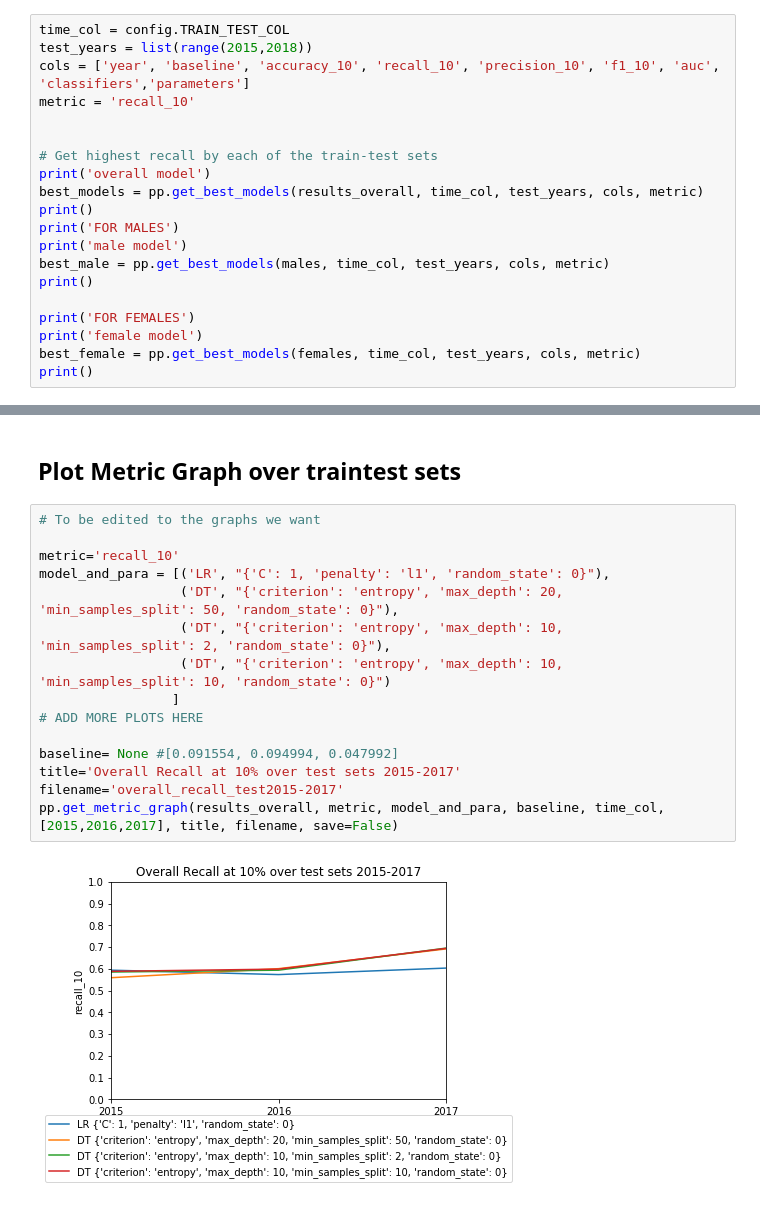
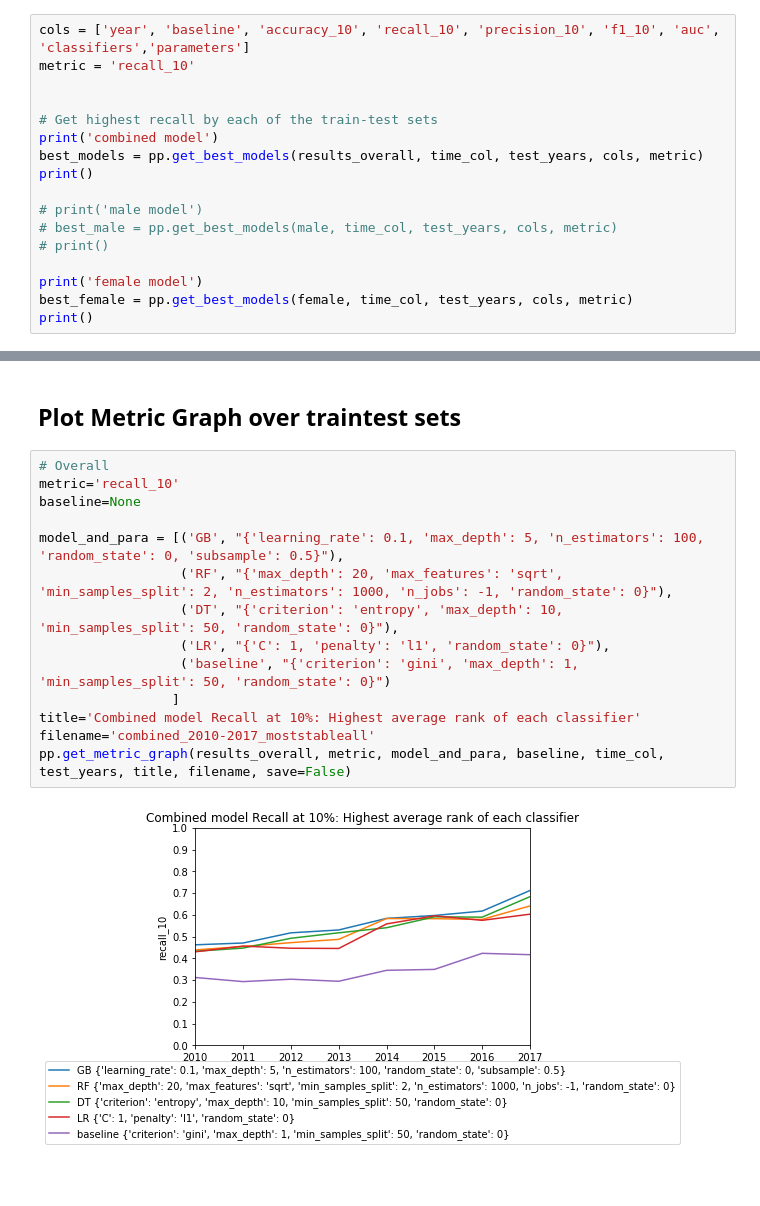
Before and after one commit to laurenjli/ml-nc-recidivism, a Jupyter notebook: source/bestmodels_overall.ipynb, the cells around one changed output, grey strips where cells are left out. Cells and saved outputs as stored; diff of their text form; blank space fills up the shorter version.

Commit message:
new results with 10-17, missing male results

```diff
--- a/source/bestmodels_overall.ipynb
+++ b/source/bestmodels_overall.ipynb
@@ -85,24 +64,21 @@ Index(['year', 'gender', 'model', 'classifiers', 'parameters',
 # %% [markdown]
 ## Get best model by train-test sets
 # %%
-time_col = config.TRAIN_TEST_COL
-test_years = list(range(2015,2018))
 cols = ['year', 'baseline', 'accuracy_10', 'recall_10', 'precision_10', 'f1_10', 'auc', 'classifiers','parameters']
 metric = 'recall_10'
 
 
 # Get highest recall by each of the train-test sets
-print('overall model')
+print('combined model')
 best_models = pp.get_best_models(results_overall, time_col, test_years, cols, metric)
 print()
-print('FOR MALES')
-print('male model')
-best_male = pp.get_best_models(males, time_col, test_years, cols, metric)
+
+# print('male model')
+# best_male = pp.get_best_models(male, time_col, test_years, cols, metric)
+# print()
+
+print('female model')
+best_female = pp.get_best_models(female, time_col, test_years, cols, metric)
 print()
-
-print('FOR FEMALES')
-print('female model')
-best_female = pp.get_best_models(females, time_col, test_years, cols, metric)
-print()
 # %% [output]
 overall model
@@ -417,19 +304,18 @@ pp.get_stability_score([female2015,female2016,female2017], metric, cols)
 # %% [markdown]
 ## Plot Metric Graph over traintest sets
 # %%
-# To be edited to the graphs we want
+# Overall
+metric='recall_10'
+baseline=None
 
-metric='recall_10'
-model_and_para = [('LR', "{'C': 1, 'penalty': 'l1', 'random_state': 0}"),
-                  ('DT', "{'criterion': 'entropy', 'max_depth': 20, 'min_samples_split': 50, 'random_state': 0}"),
-                  ('DT', "{'criterion': 'entropy', 'max_depth': 10, 'min_samples_split': 2, 'random_state': 0}"),
-                  ('DT', "{'criterion': 'entropy', 'max_depth': 10, 'min_samples_split': 10, 'random_state': 0}")
+model_and_para = [('GB', "{'learning_rate': 0.1, 'max_depth': 5, 'n_estimators': 100, 'random_state': 0, 'subsample': 0.5}"),
+                  ('RF', "{'max_depth': 20, 'max_features': 'sqrt', 'min_samples_split': 2, 'n_estimators': 1000, 'n_jobs': -1, 'random_state': 0}"),
+                  ('DT', "{'criterion': 'entropy', 'max_depth': 10, 'min_samples_split': 50, 'random_state': 0}"),
+                  ('LR', "{'C': 1, 'penalty': 'l1', 'random_state': 0}"),
+                  ('baseline', "{'criterion': 'gini', 'max_depth': 1, 'min_samples_split': 50, 'random_state': 0}")
                  ]
-# ADD MORE PLOTS HERE
-
-baseline= None #[0.091554, 0.094994, 0.047992]
-title='Overall Recall at 10% over test sets 2015-2017'
-filename='overall_recall_test2015-2017'
-pp.get_metric_graph(results_overall, metric, model_and_para, baseline, time_col, [2015,2016,2017], title, filename, save=False)
+title='Combined model Recall at 10%: Highest average rank of each classifier'
+filename='combined_2010-2017_moststableall'
+pp.get_metric_graph(results_overall, metric, model_and_para, baseline, time_col, test_years, title, filename, save=False)
 # %% [output]
-[figure, old version]
+[figure, new version]
```
Also changed, not shown: parts of 53 cells of this notebook.
